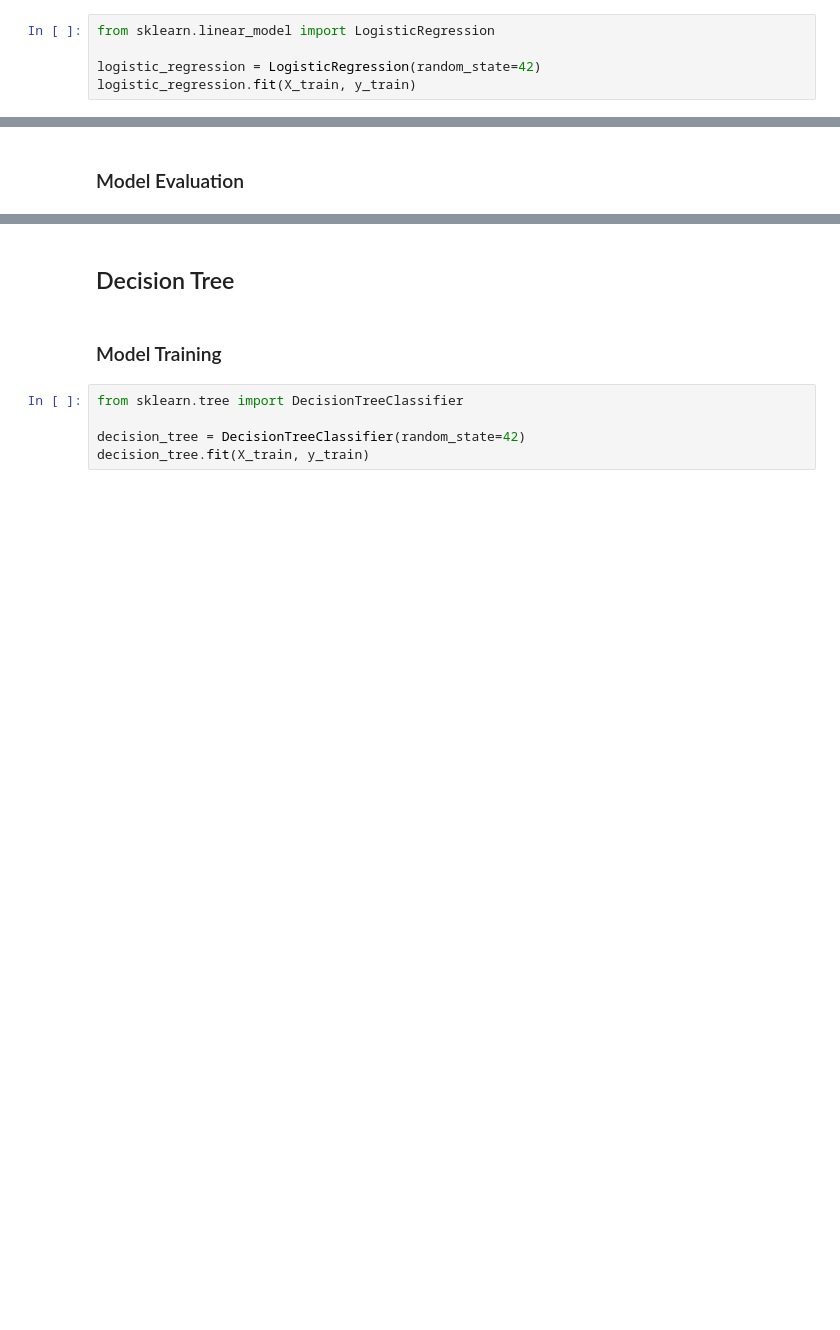
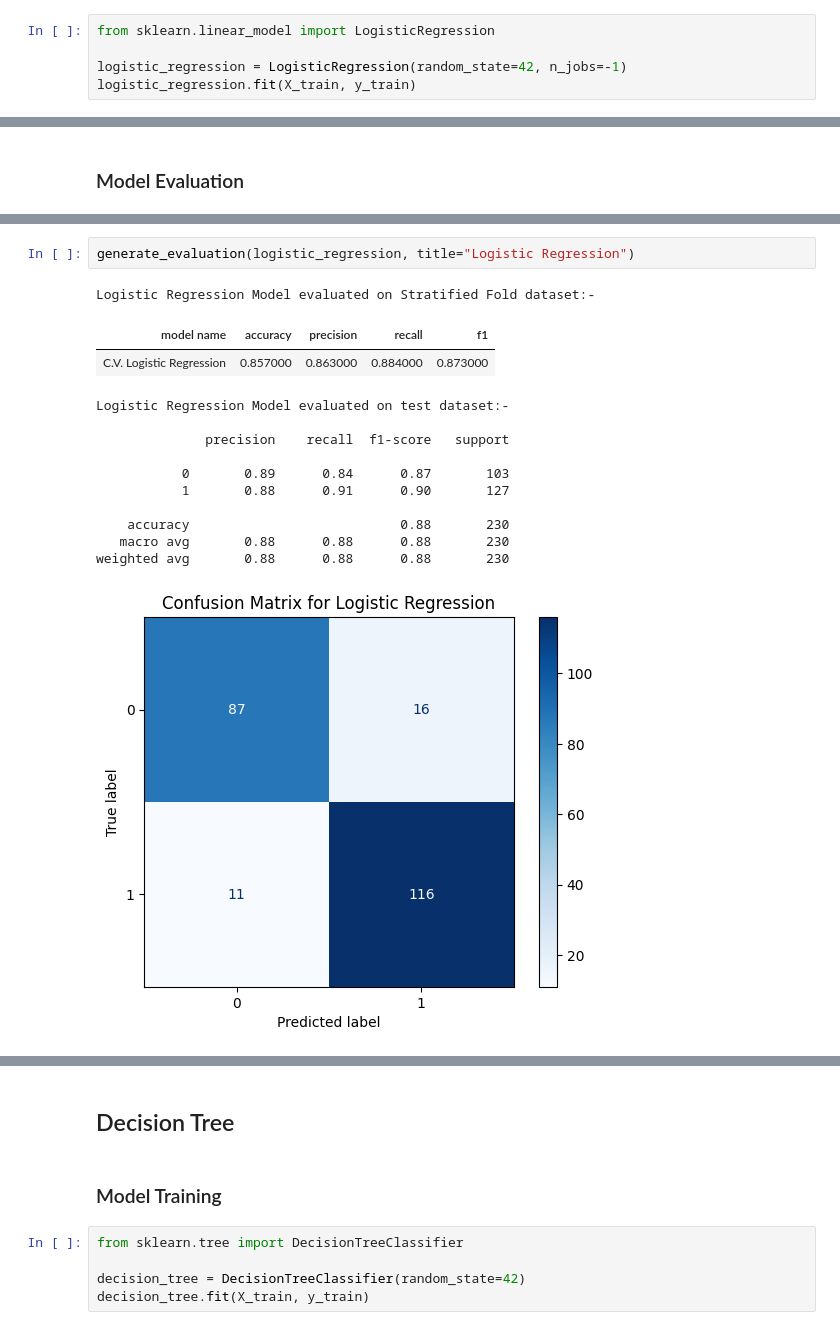
Before and after one commit to Prajwal-Luitel/Heart-Failure-Prediction, a Jupyter notebook: Heart_Disease_Prediction.ipynb, the cells around one changed output, grey strips where cells are left out. Saved outputs shown, nothing was run; the diff lists cells and outputs as text; blank space fills up the shorter version.

Commit message:
Stratified Fold Cross Validation on Recall

```diff
--- a/Heart_Disease_Prediction.ipynb
+++ b/Heart_Disease_Prediction.ipynb
@@ -259,6 +355,6 @@ def generate_evaluation(y_train, y_pred, y_prob, title=""):
 # %%
 from sklearn.linear_model import LogisticRegression
 
-logistic_regression = LogisticRegression(random_state=42)
+logistic_regression = LogisticRegression(random_state=42, n_jobs=-1)
 logistic_regression.fit(X_train, y_train)
 # %% [output]
@@ -282,0 +364,17 @@ weighted avg       0.88      0.88      0.88       230
+# %%
+generate_evaluation(logistic_regression, title="Logistic Regression")
+# %% [output]
+Logistic Regression Model evaluated on Stratified Fold dataset:-
+| model name | accuracy | precision | recall | f1 |
+| C.V. Logistic Regression | 0.857000 | 0.863000 | 0.884000 | 0.873000 |
+Logistic Regression Model evaluated on test dataset:-
+
+              precision    recall  f1-score   support
+
+           0       0.89      0.84      0.87       103
+           1       0.88      0.91      0.90       127
+
+    accuracy                           0.88       230
+   macro avg       0.88      0.88      0.88       230
+weighted avg       0.88      0.88      0.88       230
+[figure, added]
```
Also changed, not shown: parts of 65 cells of this notebook.
